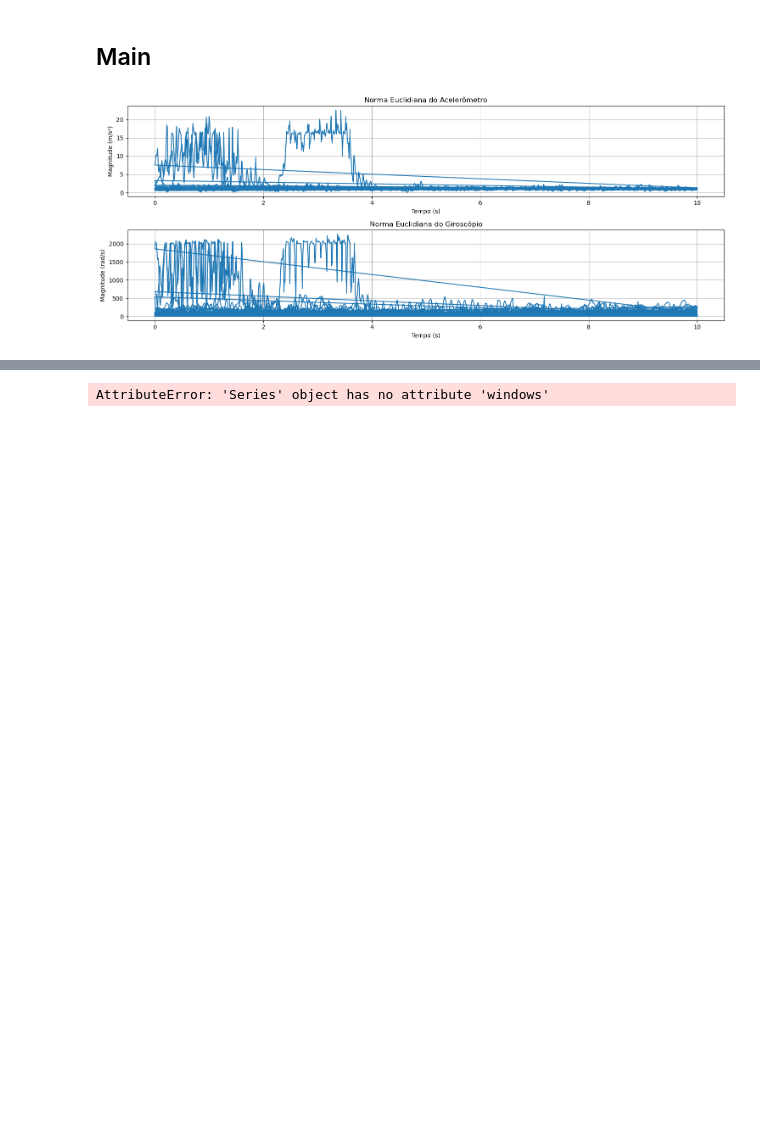
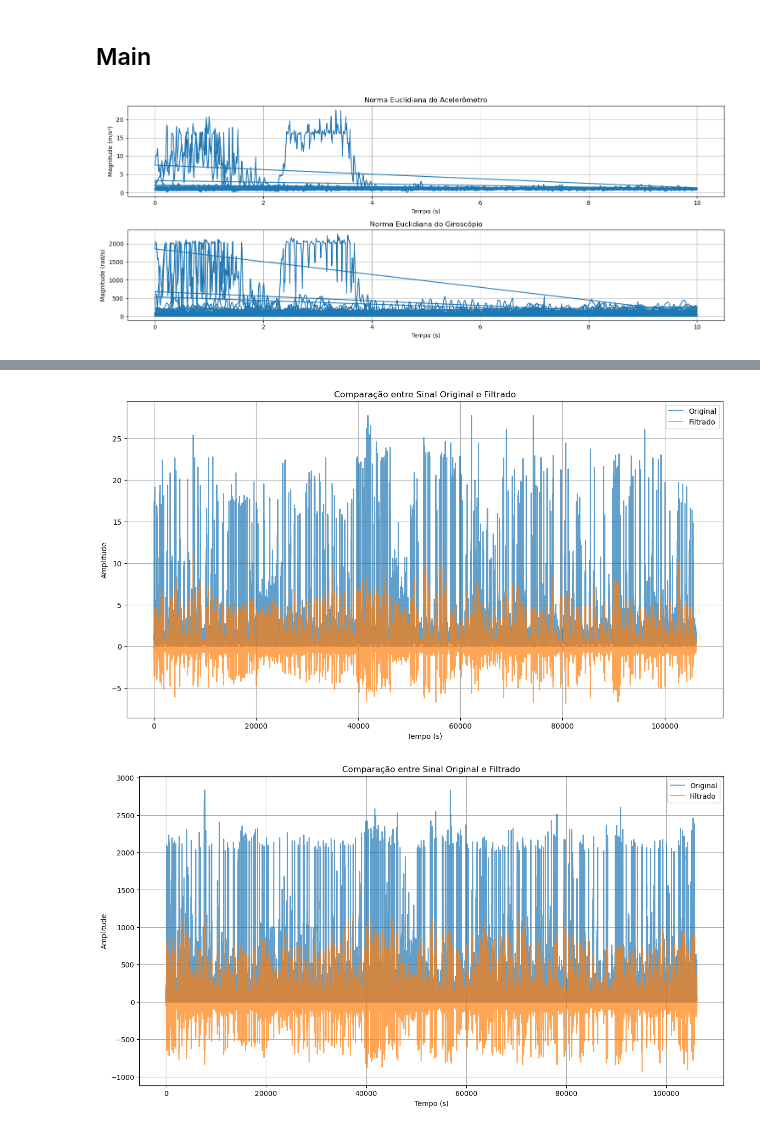
Before and after one commit to Reyso/PDS_MoveDogData, a Jupyter notebook: dog.ipynb, the cells around one changed output, grey strips where cells are left out. Cells and saved outputs as stored; diff of their text form; code cells hidden in the pictures; blank space fills up the shorter version.

```diff
--- a/dog.ipynb
+++ b/dog.ipynb
@@ -169,0 +311,25 @@ def plot_windowed_signal(original_signal, windowed_signals, fs=100):
+# %%
+def plot_filtered_signal(original_signal, filtered_signal, fs=100):
+    """
+    Plota o sinal original e filtrado para comparação.
+
+    Parameters:
+    ----------
+    original_signal : array_like
+        Sinal original
+    filtered_signal : array_like
+        Sinal filtrado
+    fs : int
+        Frequência de amostragem em Hz
+    """
+    t = np.arange(len(original_signal)) / fs
+
+    plt.figure(figsize=(15, 8))
+    plt.plot(t, original_signal, label='Original', alpha=0.7)
+    plt.plot(t, filtered_signal, label='Filtrado', alpha=0.7)
+    plt.grid(True)
+    plt.xlabel('Tempo (s)')
+    plt.ylabel('Amplitude')
+    plt.title('Comparação entre Sinal Original e Filtrado')
+    plt.legend()
+    plt.show()
@@ -188,10 +475,23 @@ acc_norm, gyro_norm = calculate_euclidean_norms(df)
+# %%
+
+# 2. Aplicar os filtros aos sinais
+acc_filtered = apply_filters(acc_norm)
+gyro_filtered = apply_filters(gyro_norm)
+# %%
+
+# 3. Visualizar os resultados
+plot_filtered_signal(acc_norm, acc_filtered)
+plot_filtered_signal(gyro_norm, gyro_filtered)
+# %% [output]
+[figure, added]
+[figure, added]
 # %%
 
 # Aplicar janelamento nos sinais
-acc_windowed = apply_hann_window(acc_norm)
-gyro_windowed = apply_hann_window(gyro_norm)
+#acc_windowed = apply_hann_window(acc_norm)
+#gyro_windowed = apply_hann_window(gyro_norm)
+acc_windowed = apply_hann_window(acc_filtered)
+gyro_windowed = apply_hann_window(gyro_filtered)
-# %% [output]
-AttributeError: 'Series' object has no attribute 'windows'
 # %%
 
 # Visualizar os resultados
```
Also changed, not shown: parts of 17 cells of this notebook.
